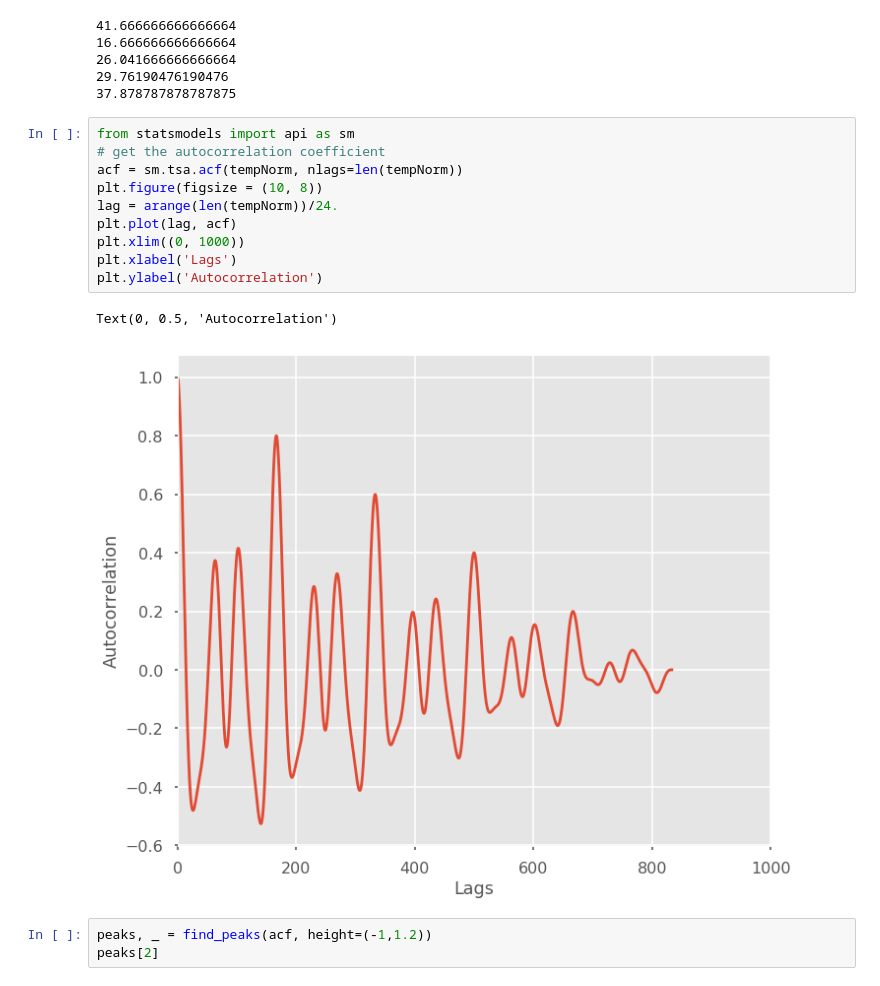
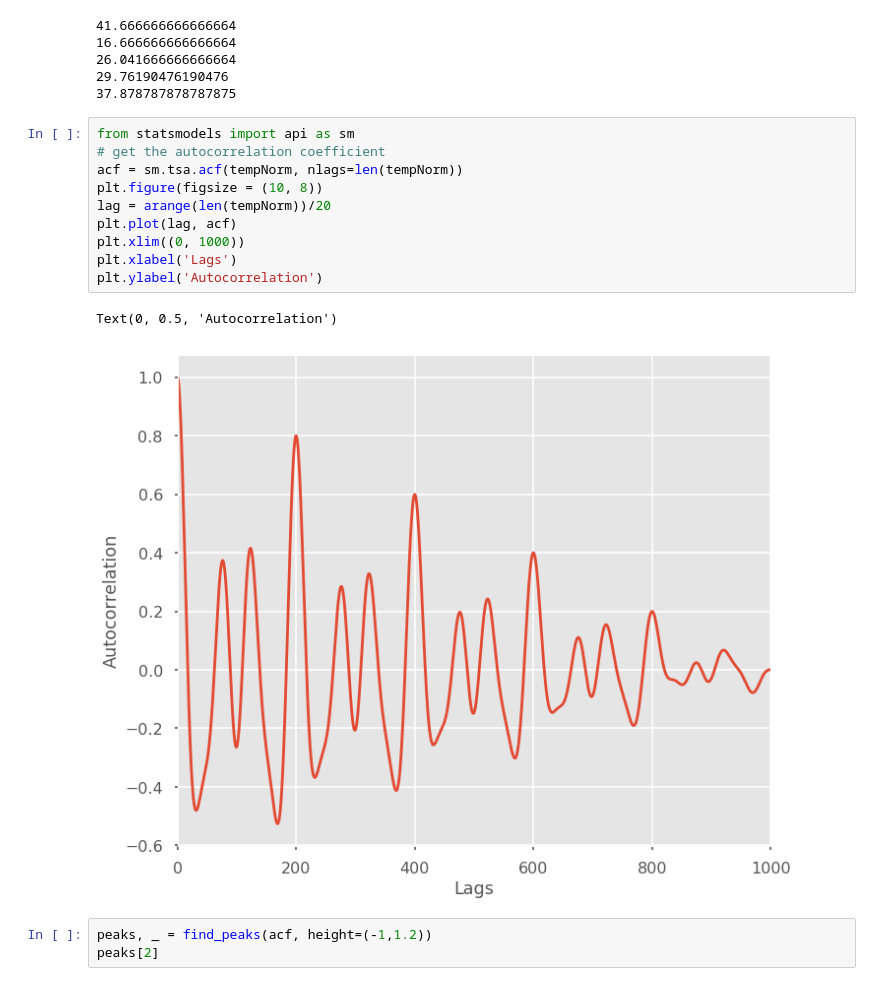
Before and after one commit to A-Gulati/Time_Series, a Jupyter notebook: notebooks/Counting cycles in time series data.ipynb, the cells around one changed output. Drawn from its saved outputs; the diff is of its cells as text.

```diff
--- a/notebooks/Counting cycles in time series data.ipynb
+++ b/notebooks/Counting cycles in time series data.ipynb
@@ -367,16 +367,16 @@ for amp_arg in np.argsort(np.abs(Pxx))[::-1][1:6]:
 # %%
 from statsmodels import api as sm
 # get the autocorrelation coefficient
 acf = sm.tsa.acf(tempNorm, nlags=len(tempNorm))
 plt.figure(figsize = (10, 8))
-lag = arange(len(tempNorm))/24.
+lag = arange(len(tempNorm))/20
 plt.plot(lag, acf)
 plt.xlim((0, 1000))
 plt.xlabel('Lags')
 plt.ylabel('Autocorrelation')
 # %% [output]
 Text(0, 0.5, 'Autocorrelation')
-[figure, old version]
+[figure, new version]
 # %%
 peaks, _ = find_peaks(acf, height=(-1,1.2))
 peaks[2]
```
